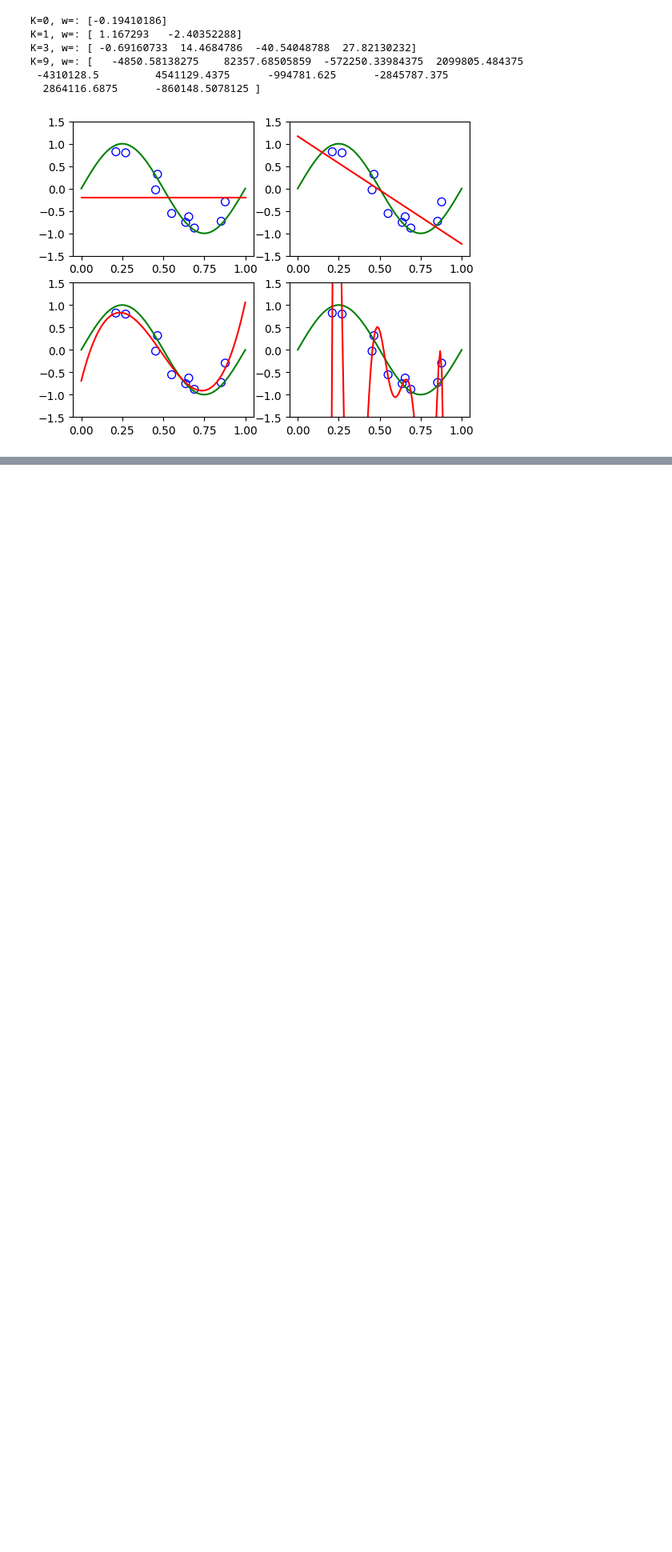
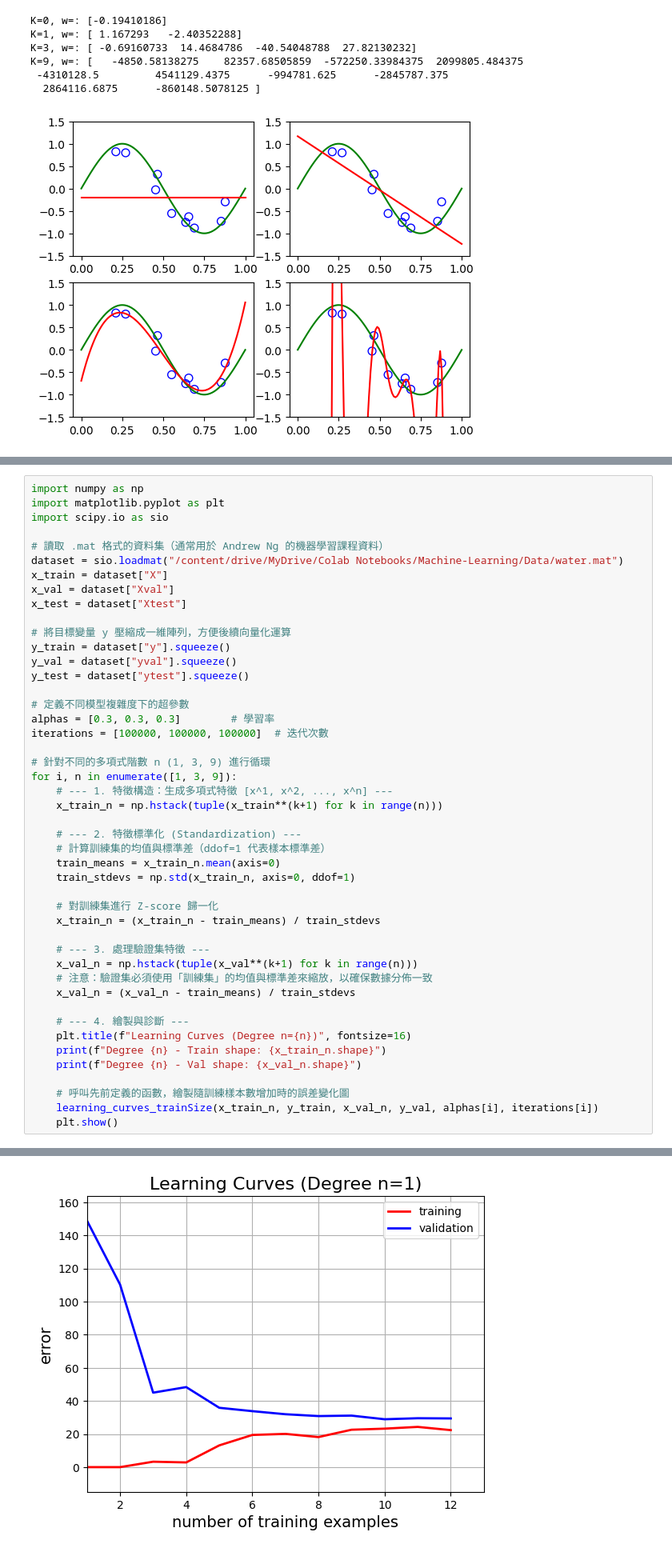
Before and after one commit to billy1125/Machine-Learning, a Jupyter notebook: Model Evaluation.ipynb, the cells around one changed output, grey strips where cells are left out. Shown at 80% size. Drawn from its saved outputs; the diff is of its cells as text; blank space fills up the shorter version.

```diff
--- a/Model Evaluation.ipynb
+++ b/Model Evaluation.ipynb
@@ -138,0 +398,47 @@ w=: [-8.33472224e-02  1.73035496e+01 -2.69357669e+02  2.44170966e+03
+# %%
+import numpy as np
+import matplotlib.pyplot as plt
+import scipy.io as sio
+
+# 讀取 .mat 格式的資料集（通常用於 Andrew Ng 的機器學習課程資料）
+dataset = sio.loadmat("/content/drive/MyDrive/Colab Notebooks/Machine-Learning/Data/water.mat")
+x_train = dataset["X"]
+x_val = dataset["Xval"]
+x_test = dataset["Xtest"]
+
+# 將目標變量 y 壓縮成一維陣列，方便後續向量化運算
+y_train = dataset["y"].squeeze()
+y_val = dataset["yval"].squeeze()
+y_test = dataset["ytest"].squeeze()
+
+# 定義不同模型複雜度下的超參數
+alphas = [0.3, 0.3, 0.3]        # 學習率
+iterations = [100000, 100000, 100000]  # 迭代次數
+
+# 針對不同的多項式階數 n (1, 3, 9) 進行循環
+for i, n in enumerate([1, 3, 9]):
+    # --- 1. 特徵構造：生成多項式特徵 [x^1, x^2, ..., x^n] ---
+    x_train_n = np.hstack(tuple(x_train**(k+1) for k in range(n)))
+
+    # --- 2. 特徵標準化 (Standardization) ---
+    # 計算訓練集的均值與標準差（ddof=1 代表樣本標準差）
+    train_means = x_train_n.mean(axis=0)
+    train_stdevs = np.std(x_train_n, axis=0, ddof=1)
+
+    # 對訓練集進行 Z-score 歸一化
+    x_train_n = (x_train_n - train_means) / train_stdevs
+
+    # --- 3. 處理驗證集特徵 ---
+    x_val_n = np.hstack(tuple(x_val**(k+1) for k in range(n)))
+    # 注意：驗證集必須使用「訓練集」的均值與標準差來縮放，以確保數據分佈一致
+    x_val_n = (x_val_n - train_means) / train_stdevs
+
+    # --- 4. 繪製與診斷 ---
+    plt.title(f"Learning Curves (Degree n={n})", fontsize=16)
+    print(f"Degree {n} - Train shape: {x_train_n.shape}")
+    print(f"Degree {n} - Val shape: {x_val_n.shape}")
+
+    # 呼叫先前定義的函數，繪製隨訓練樣本數增加時的誤差變化圖
+    learning_curves_trainSize(x_train_n, y_train, x_val_n, y_val, alphas[i], iterations[i])
+    plt.show()
+# %% [output]
@@ -138,0 +447 @@ w=: [-8.33472224e-02  1.73035496e+01 -2.69357669e+02  2.44170966e+03
+[figure, added]
```
Also changed, not shown: parts of 24 cells of this notebook, 2 other files.
